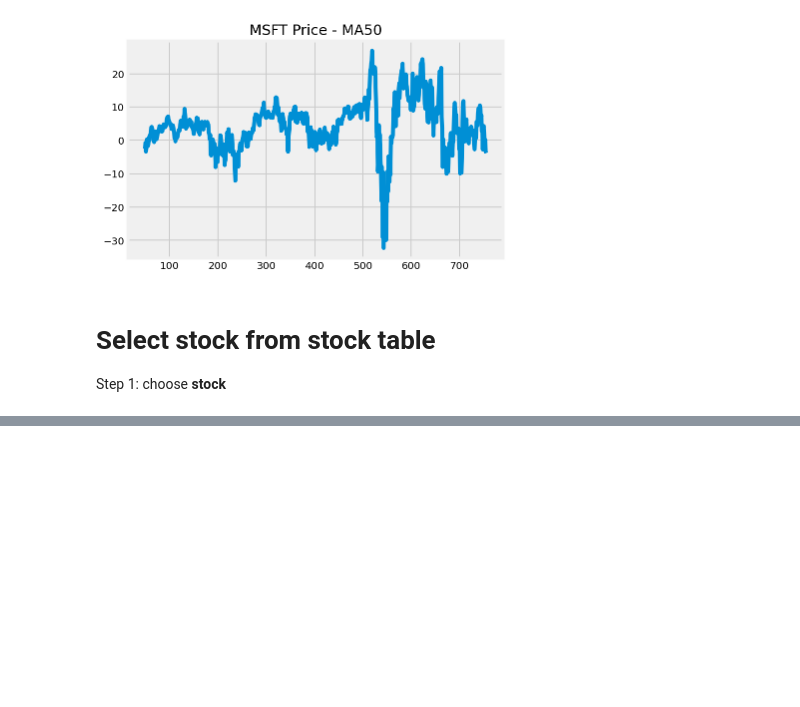
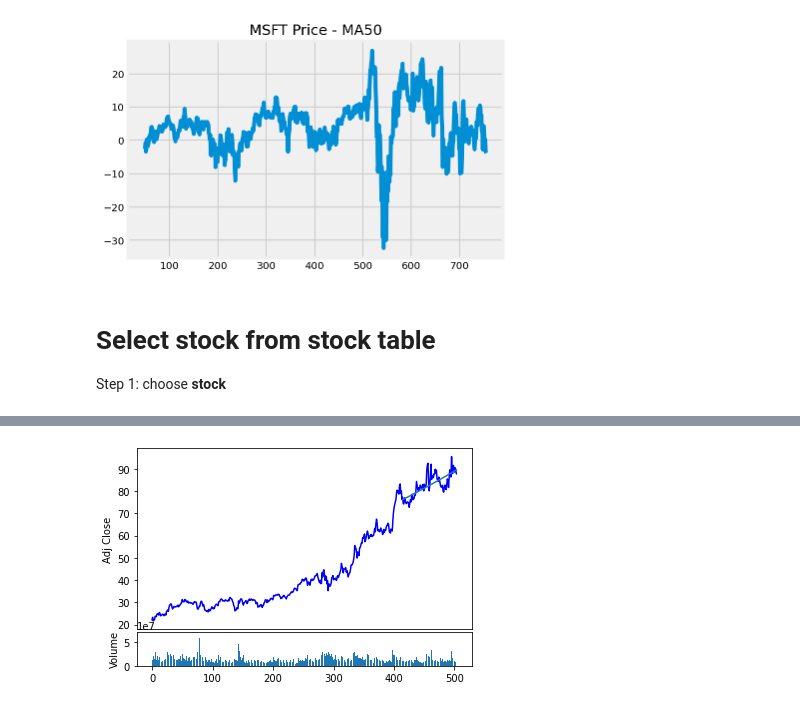
Before and after one commit to maxwillzq/algoTrading, a Jupyter notebook: Portfolio_Optimization_Algo_Trading.ipynb, the cells around one changed output, grey strips where cells are left out. Cells and saved outputs as stored; diff of their text form; code cells hidden in the pictures; blank space fills up the shorter version.

```diff
--- a/Portfolio_Optimization_Algo_Trading.ipynb
+++ b/Portfolio_Optimization_Algo_Trading.ipynb
@@ -216 +250,6 @@ QQQ , 2.9072698499309393
+# %%
+df = result['JD']
+draw_regular_plot(df)
+# %% [output]
+[figure, added]
 # %%
```
Also changed, not shown: parts of 7 cells of this notebook.
